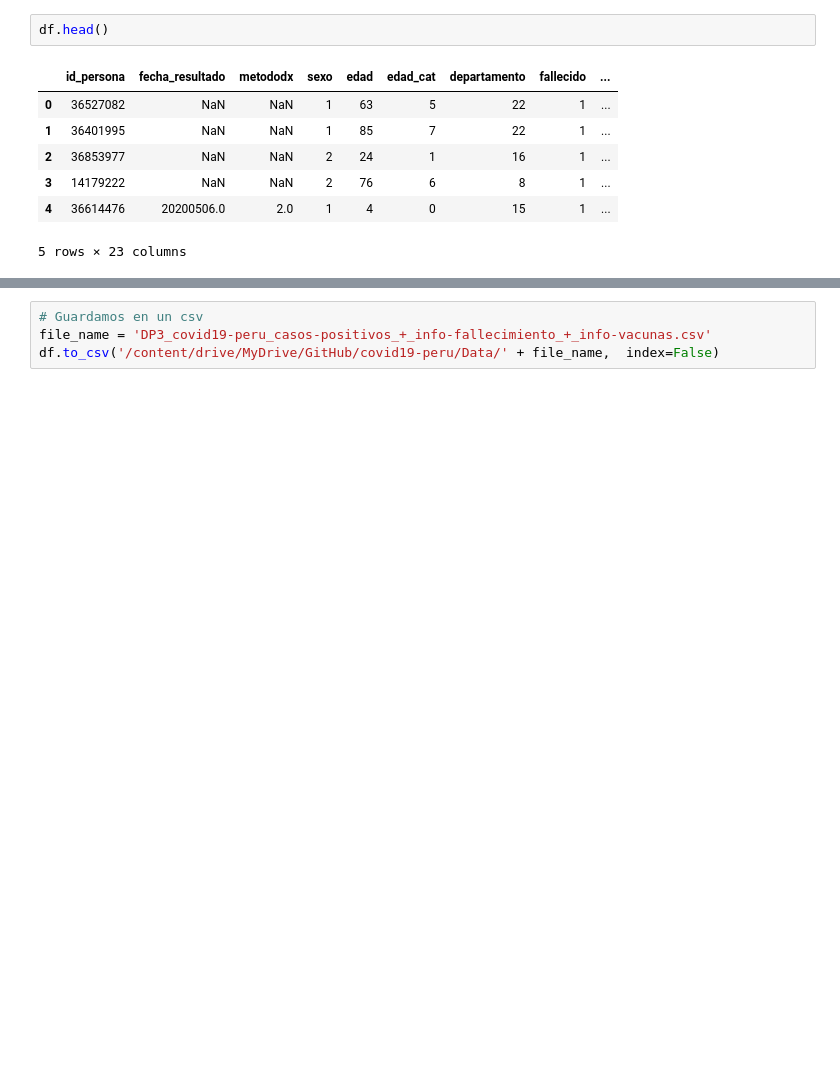
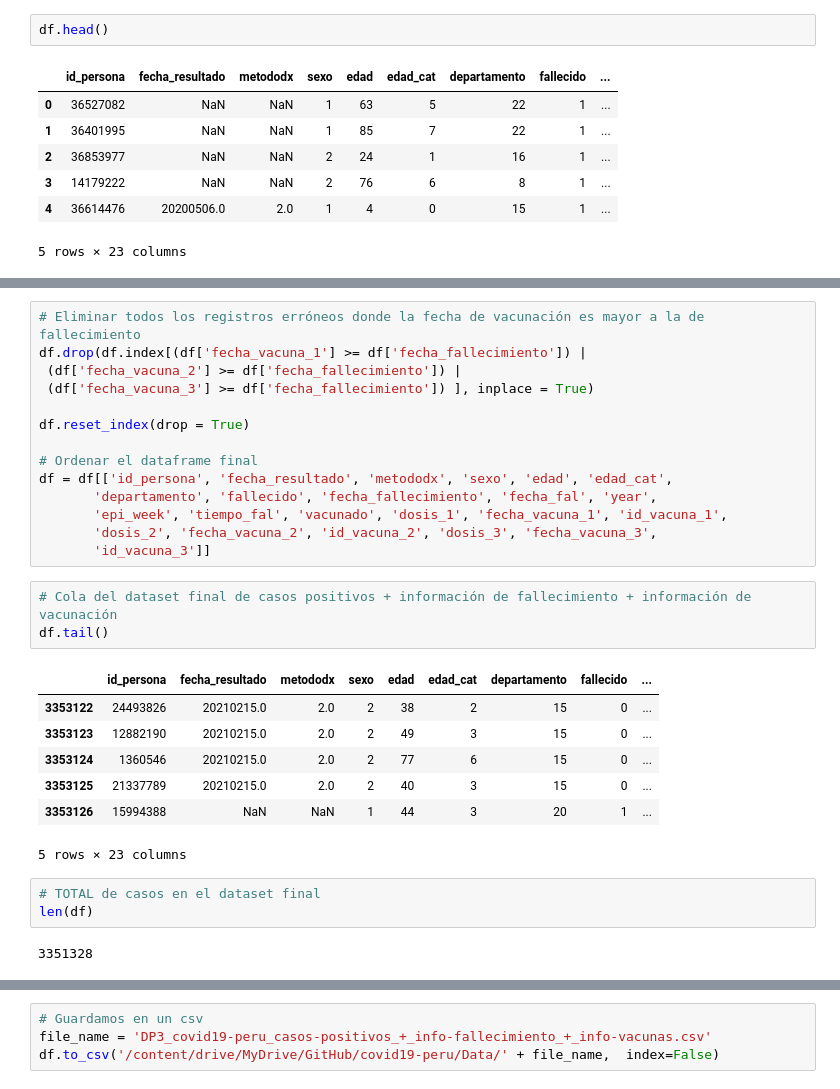
Before and after one commit to xxotto/covid19-Peru, a Jupyter notebook: Notebooks/3_DataFiltering.ipynb, the cells around one changed output, grey strips where cells are left out. Saved outputs shown, nothing was run; the diff lists cells and outputs as text; blank space fills up the shorter version.

```diff
--- a/Notebooks/3_DataFiltering.ipynb
+++ b/Notebooks/3_DataFiltering.ipynb
@@ -874,3 +916,33 @@ df.head()
+# %%
+# Eliminar todos los registros erróneos donde la fecha de vacunación es mayor a la de fallecimiento
+df.drop(df.index[(df['fecha_vacuna_1'] >= df['fecha_fallecimiento']) |
+ (df['fecha_vacuna_2'] >= df['fecha_fallecimiento']) |
+ (df['fecha_vacuna_3'] >= df['fecha_fallecimiento']) ], inplace = True)
+
+df.reset_index(drop = True)
+
+# Ordenar el dataframe final
+df = df[['id_persona', 'fecha_resultado', 'metododx', 'sexo', 'edad', 'edad_cat',
+       'departamento', 'fallecido', 'fecha_fallecimiento', 'fecha_fal', 'year',
+       'epi_week', 'tiempo_fal', 'vacunado', 'dosis_1', 'fecha_vacuna_1', 'id_vacuna_1',
+       'dosis_2', 'fecha_vacuna_2', 'id_vacuna_2', 'dosis_3', 'fecha_vacuna_3',
+       'id_vacuna_3']]
+# %%
+# Cola del dataset final de casos positivos + información de fallecimiento + información de vacunación
+df.tail()
+# %% [output]
+|  | id_persona | fecha_resultado | metododx | sexo | edad | edad_cat | departamento | fallecido | ... |
+| 3353122 | 24493826 | 20210215.0 | 2.0 | 2 | 38 | 2 | 15 | 0 | ... |
+| 3353123 | 12882190 | 20210215.0 | 2.0 | 2 | 49 | 3 | 15 | 0 | ... |
+| 3353124 | 1360546 | 20210215.0 | 2.0 | 2 | 77 | 6 | 15 | 0 | ... |
+| 3353125 | 21337789 | 20210215.0 | 2.0 | 2 | 40 | 3 | 15 | 0 | ... |
+| 3353126 | 15994388 | NaN | NaN | 1 | 44 | 3 | 20 | 1 | ... |
+5 rows × 23 columns
+# %%
+# TOTAL de casos en el dataset final
+len(df)
+# %% [output]
+3351328
 # %%
 # Verificamos columnas y data types
 df.info()
```
Also changed, not shown: parts of 10 cells of this notebook.
